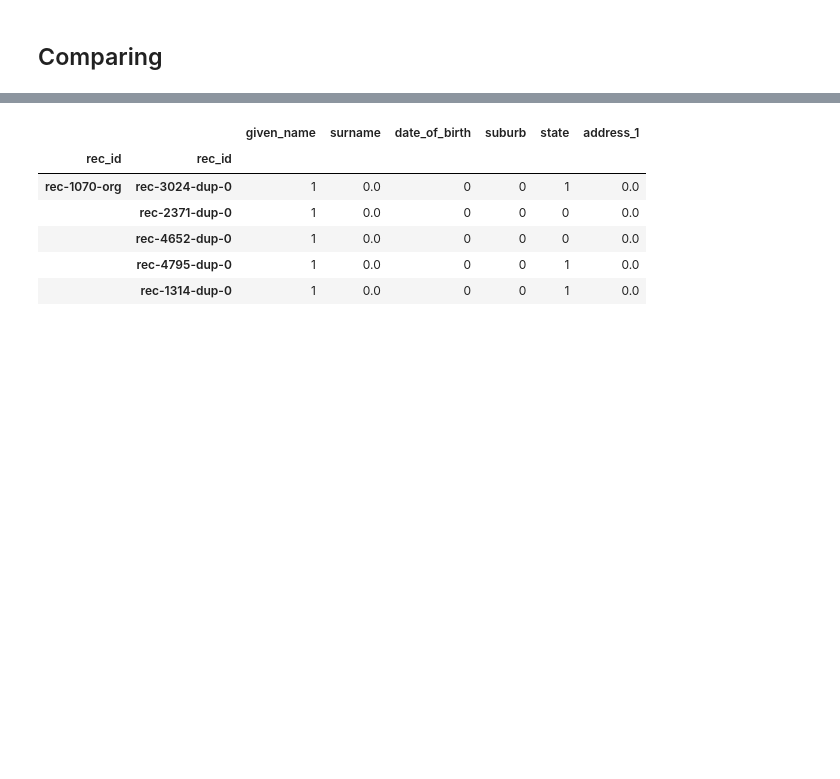
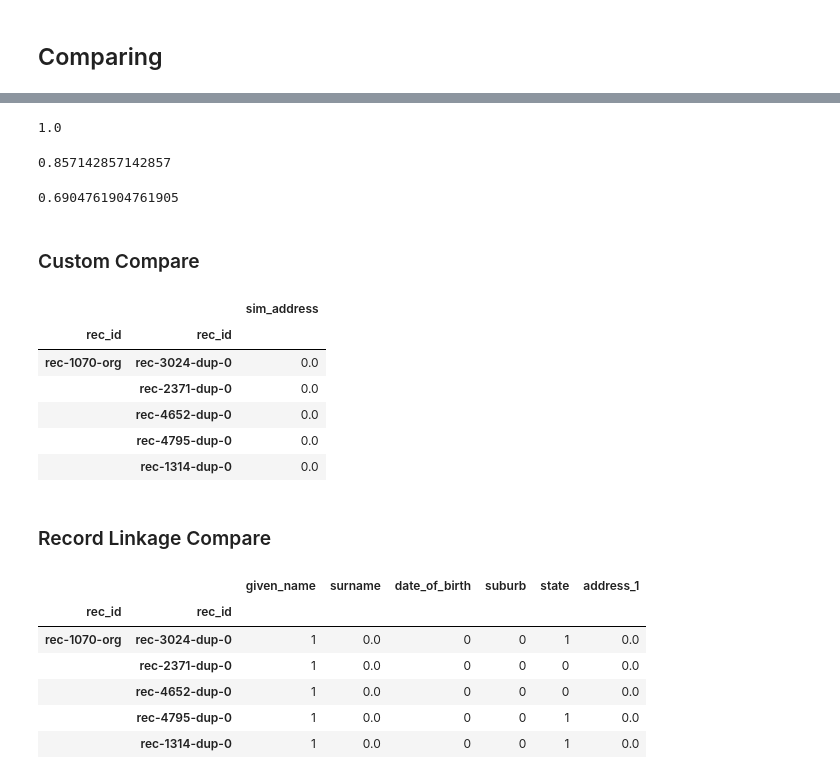
Before and after one commit to mvervuurt/datakitchen, a Jupyter notebook: DataPrep/RecordLinkage.ipynb, the cells around one changed output, grey strips where cells are left out. Cells and saved outputs as stored; diff of their text form; code cells hidden in the pictures; blank space fills up the shorter version.

```diff
--- a/DataPrep/RecordLinkage.ipynb
+++ b/DataPrep/RecordLinkage.ipynb
@@ -118,3 +120,56 @@ print (len(pairs))
+# %%
+# winkler winkler calculation
+m_wink = 7
+sim_wink = (1/3) * ((m_wink/7)+(m_wink/7)+((m_wink-0)/7))
+sim_wink
+# %% [output]
+1.0
+# %%
+# winkler winklar calculation
+m_wink = 6
+sim_wink = (1/3) * ((m_wink/7)+(m_wink/7)+((m_wink-0)/7))
+sim_wink
+# %% [output]
+0.857142857142857
+# %%
+# winkler winkalr calculation
+m_wink = 5
+sim_wink = (1/3) * ((m_wink/7)+(m_wink/7)+((m_wink-0.5)/7))
+sim_wink
+# %% [output]
+0.6904761904761905
+# %% [markdown]
+### Custom Compare
+# %%
+def compare_lastname(s1_a1, s1_a2, s2_a1, s2_a2):
+    """
+    Vergelijk achternamen. Vergelijk achternaam1, achternaam2 uit dataset1
+    met achternaam1 en achternaam2 uit dataset2. Deze methode verwacht als
+    input Series.
+    """
+
+    return ((s1_a1 == s2_a1) | (s1_a2 == s2_a2) | (s1_a1 == s2_a2) | (s1_a2 == s2_a1)).astype(float)
+# %%
+comparer = recordlinkage.Compare()
+
+comparer.compare_vectorized(
+    compare_lastname,
+    ('address_1', 'address_2'), ('address_1', 'address_2'),
+    label='sim_address'
+)
+
+features = comparer.compute(pairs, dfA, dfB)
+features.head()
+# %% [output]
+|  |  | sim_address |
+| rec_id | rec_id |  |
+| rec-1070-org | rec-3024-dup-0 | 0.0 |
+|  | rec-2371-dup-0 | 0.0 |
+|  | rec-4652-dup-0 | 0.0 |
+|  | rec-4795-dup-0 | 0.0 |
+|  | rec-1314-dup-0 | 0.0 |
+# %% [markdown]
+### Record Linkage Compare
 # %%
 # This cell can take some time to compute.
 compare_cl = recordlinkage.Compare()
```
Also changed, not shown: parts of 3 cells of this notebook, 1 other file.
